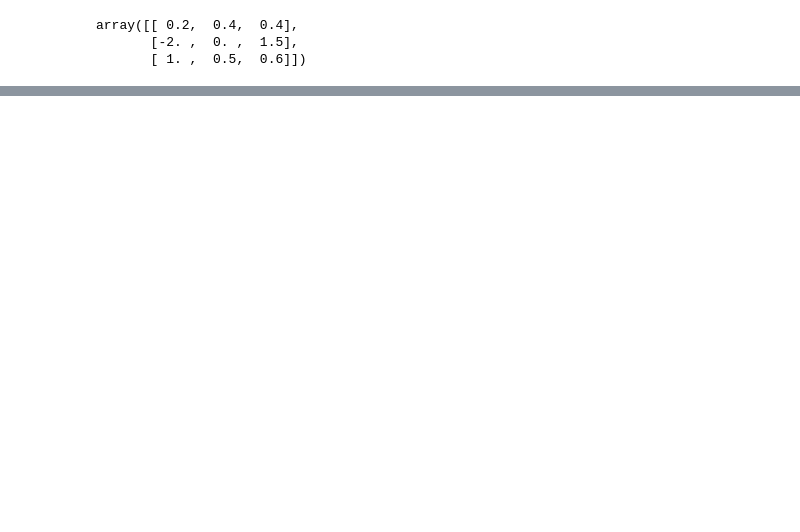
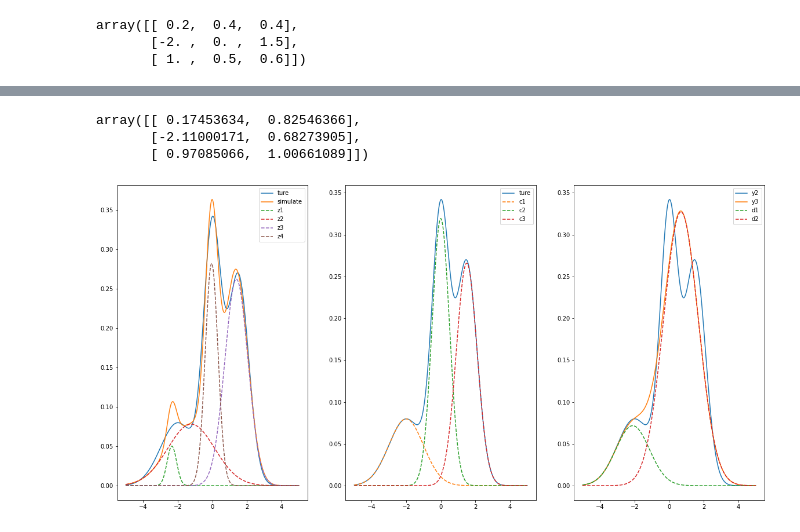
Before and after one commit to IXIXVI/graduate-first-year-homework, a Jupyter notebook: EMtest.ipynb, the cells around one changed output, grey strips where cells are left out. Drawn from its saved outputs; the diff is of its cells as text; code cells hidden in the pictures; blank space fills up the shorter version.

```diff
--- a/EMtest.ipynb
+++ b/EMtest.ipynb
@@ -47 +48,6 @@ covs0=[1,1,1]
 theta0=np.array([weight0,mean0,covs0])
+# %%
+weight1=[0.5,0.5]
+mean1=[-2,2]
+covs1=[1,1]
+theta1=np.array([weight1,mean1,covs1])
@@ -48,7 +59,7 @@ theta0=np.array([weight0,mean0,covs0])
 # %%
-def iterate(X,n,T0):
+def iterate(X,n,T0,C):
     for i in range (n):
-        T0=EM(X,T0)
+        T0=EM(X,T0,C)
     return T0
 # %%
 Theta
@@ -57,6 +68,6 @@ array([[ 0.2,  0.4,  0.4],
        [-2. ,  0. ,  1.5],
        [ 1. ,  0.5,  0.6]])
 # %%
-Thetanew=iterate(data,2000,theta0)
+Thetanew=iterate(data,500,theta0,4)
 Thetanew
 # %% [output]
@@ -66 +90,54 @@ array([[ 0.13742063,  0.35520584,  0.50737353],
+# %%
+Thetanew2=iterate(data,500,theta1,2)
+Thetanew2
+# %% [output]
+array([[ 0.17453634,  0.82546366],
+       [-2.11000171,  0.68273905],
+       [ 0.97085066,  1.00661089]])
+# %%
+#四组拟合三组结果
+fig = plt.figure(figsize=(20,10))
+x = np.linspace(-5,5,2000) # 从0到1，等分50分
+
+c1 = weight[0]*normal(x,Theta[1:,0])
+c2 = weight[1]*normal(x,Theta[1:,1])
+c3 = weight[2]*normal(x,Theta[1:,2])
+y2 = c1+c2+c3
+
+z1 = Thetanew[0,0]*normal(x,Thetanew[1:,0])
+z2 = Thetanew[0,1]*normal(x,Thetanew[1:,1])
+z3 = Thetanew[0,2]*normal(x,Thetanew[1:,2])
+z4 = Thetanew[0,3]*normal(x,Thetanew[1:,3])
+y1 = z1+z2+z3+z4
+
+d1 = Thetanew2[0,0]*normal(x,Thetanew2[1:,0])
+d2 = Thetanew2[0,1]*normal(x,Thetanew2[1:,1])
+y3 = d1+d2
+
+ax1 = fig.add_subplot(131)
+ax1.plot(x,y2)
+ax1.plot(x,y1) # 绘制曲线 y
+ax1.plot(x,z1,linestyle='--')
+ax1.plot(x,z2,linestyle='--')
+ax1.plot(x,z3,linestyle='--')
+ax1.plot(x,z4,linestyle='--')
+ax1.legend(['ture','simulate','z1','z2','z3','z4'])
+
+ax2 = fig.add_subplot(132)
+ax2.plot(x,y2) # 绘制曲线 y
+ax2.plot(x,c1,linestyle='--')
+ax2.plot(x,c2,linestyle='--')
+ax2.plot(x,c3,linestyle='--')
+ax2.legend(['ture','c1','c2','c3',])
+
+ax3 = fig.add_subplot(133)
+ax3.plot(x,y2)
+ax3.plot(x,y3) # 绘制曲线 y
+ax3.plot(x,d1,linestyle='--')
+ax3.plot(x,d2,linestyle='--')
+ax3.legend(['y2','y3','d1','d2'])
+
+plt.show()
+# %% [output]
+[figure, added]
 # %%
```
Also changed, not shown: parts of 9 cells of this notebook, 2 other files.
